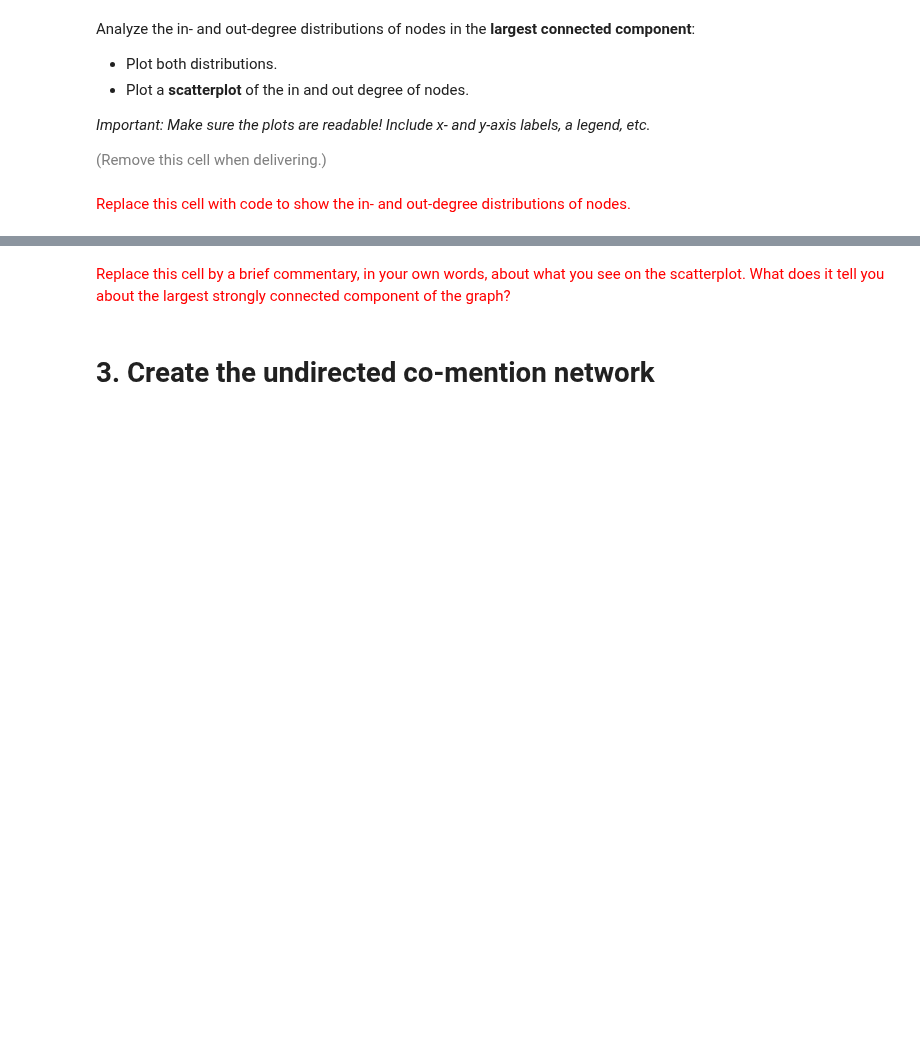
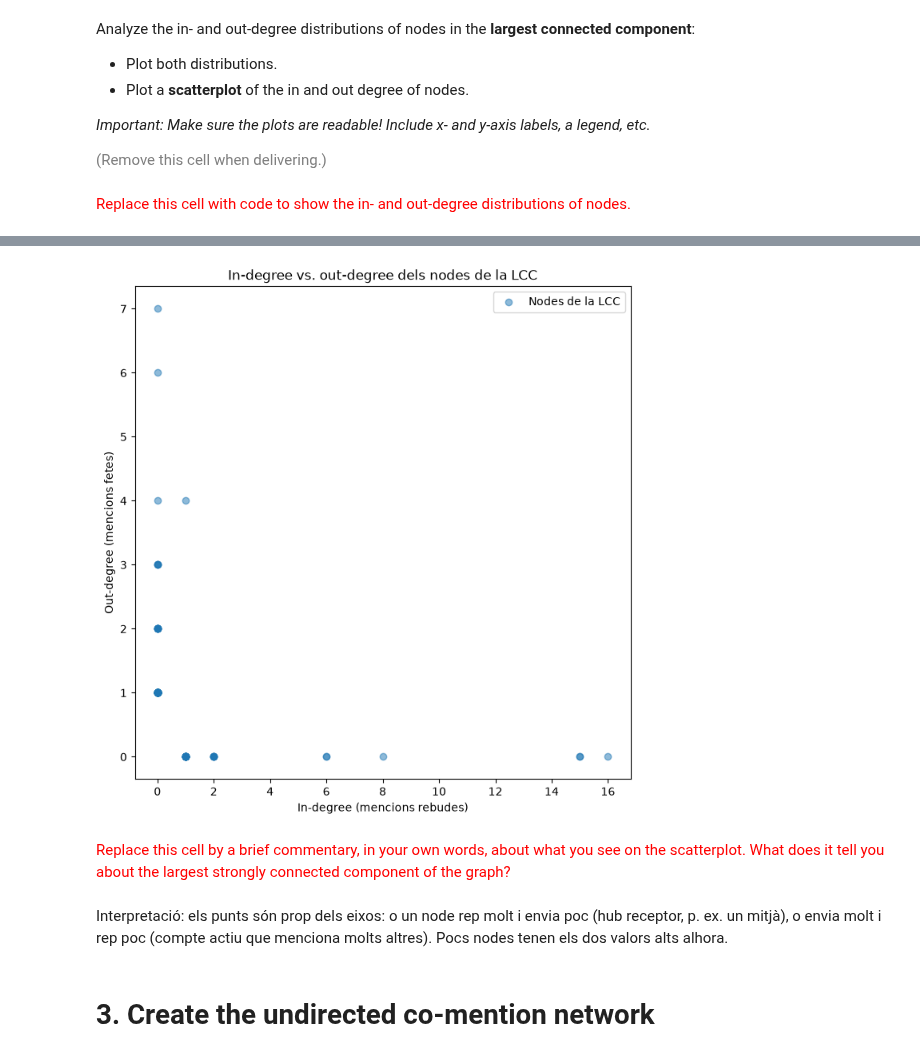
Before and after one commit to polroviraalm/networks-science-course, a Jupyter notebook: practicum/ps02-networks-from-text-2026 enunciat.ipynb, the cells around one changed output, grey strips where cells are left out. Drawn from its saved outputs; the diff is of its cells as text; code cells hidden in the pictures; blank space fills up the shorter version.

```diff
--- a/practicum/ps02-networks-from-text-2026 enunciat.ipynb
+++ b/practicum/ps02-networks-from-text-2026 enunciat.ipynb
@@ -334,5 +485,18 @@ Analyze the in- and out-degree distributions of nodes in the **largest connected
+# %%
+plt.figure(figsize=(8, 8))
+plt.scatter(in_degrees, out_degrees, alpha=0.5, label='Nodes de la LCC')
+# Diagrama de dispersió: cada punt és un node; X = in-degree, Y = out-degree
+plt.xlabel("In-degree (mencions rebudes)")
+plt.ylabel("Out-degree (mencions fetes)")
+plt.title("In-degree vs. out-degree dels nodes de la LCC")
+plt.legend()
+plt.show()
+# %% [output]
+[figure, added]
 # %% [markdown]
 <font size="+1" color="red">Replace this cell by a brief commentary, in your own words, about what you see on the scatterplot. What does it tell you about the largest strongly connected component of the graph?</font>
+# %% [markdown]
+Interpretació: els punts són prop dels eixos: o un node rep molt i envia poc (hub receptor, p. ex. un mitjà), o envia molt i rep poc (compte actiu que menciona molts altres). Pocs nodes tenen els dos valors alts alhora.
 # %% [markdown]
 # 3. Create the undirected co-mention network
 # %% [markdown]
```
Also changed, not shown: parts of 27 cells of this notebook, 2 other files.
